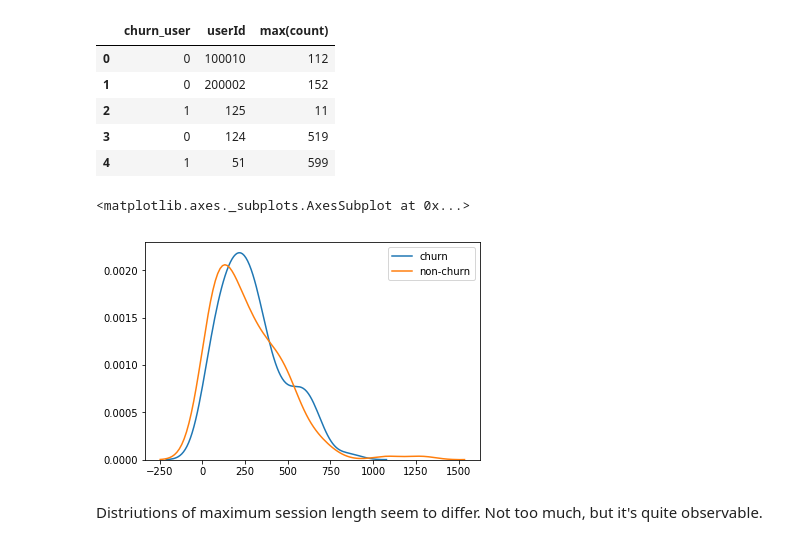
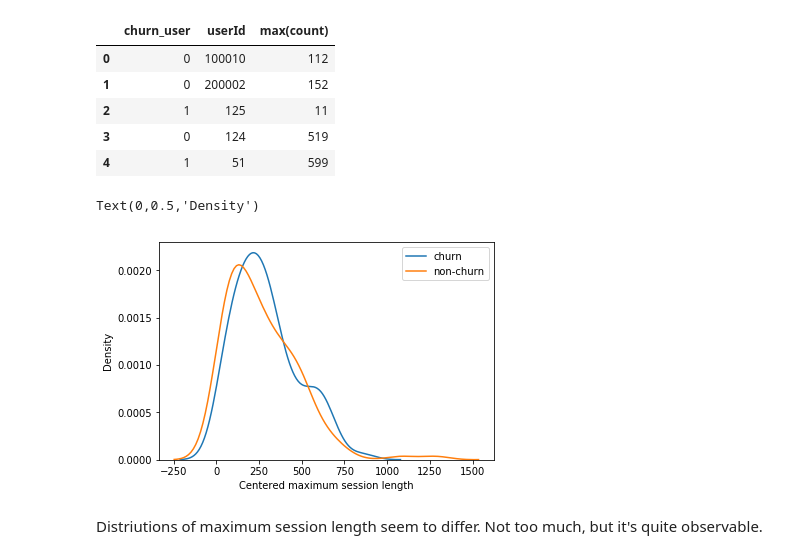
Before and after one commit to vvvvvvasena/sparkify, a Jupyter notebook: Sparkify.ipynb, the cells around one changed output. Saved outputs shown, nothing was run; the diff lists cells and outputs as text; code cells hidden in the pictures.

```diff
--- a/Sparkify.ipynb
+++ b/Sparkify.ipynb
@@ -319,11 +321,13 @@ sessions_max_lengths.head()
 # %%
 sns.kdeplot(sessions_max_lengths['max(count)'][sessions_max_lengths['churn_user'] == 1],
             label='churn')
 sns.kdeplot(sessions_max_lengths['max(count)'][sessions_max_lengths['churn_user'] == 0],
             label='non-churn')
+plt.xlabel("Centered maximum session length")
+plt.ylabel("Density")
 # %% [output]
-<matplotlib.axes._subplots.AxesSubplot at 0x...>
+Text(0,0.5,'Density')
-[figure, old version]
+[figure, new version]
 # %% [markdown]
 Distriutions of maximum session length seem to differ. Not too much, but it's quite observable.
 # %% [markdown]
```
Also changed, not shown: parts of 11 cells of this notebook.
